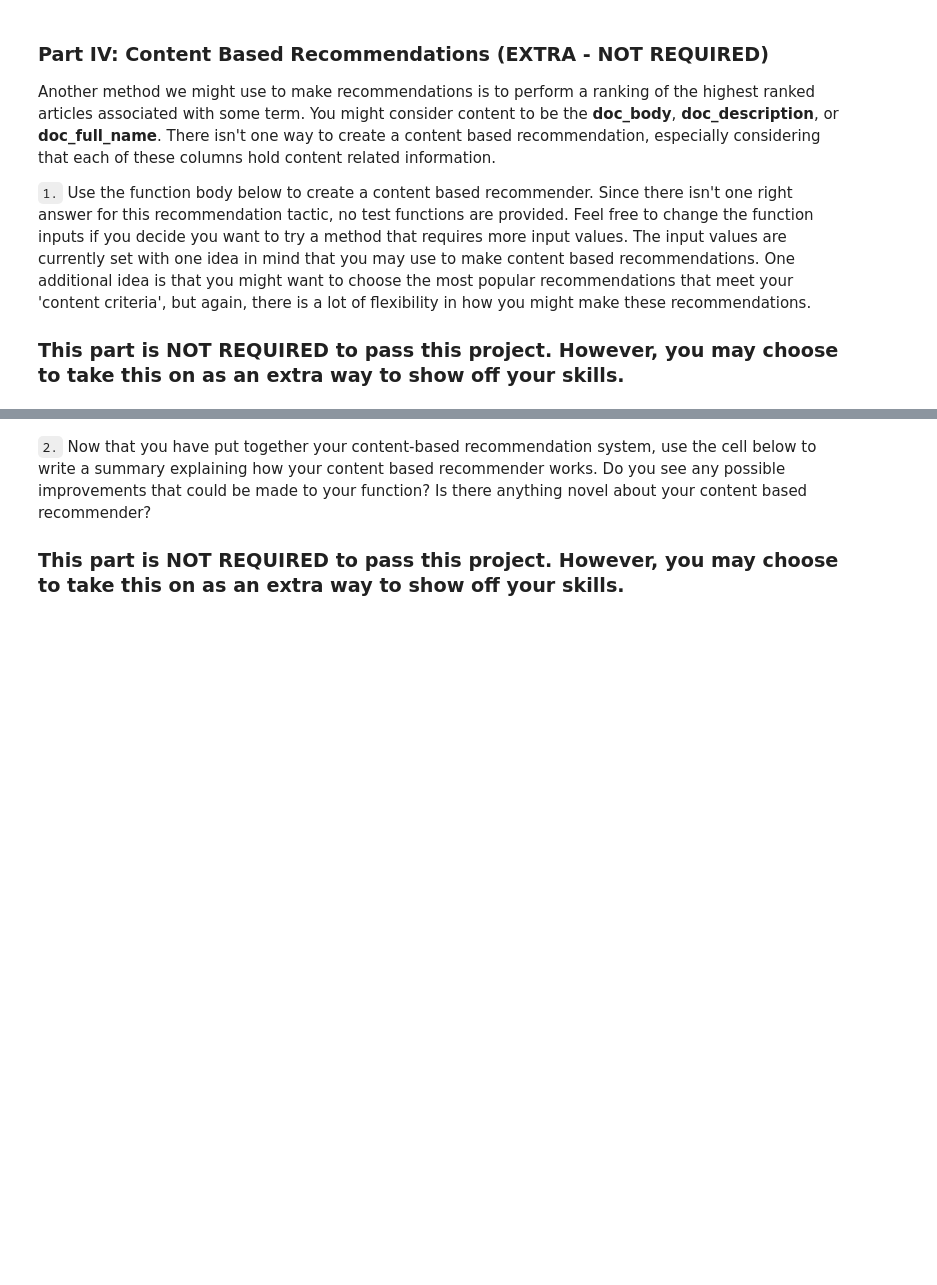
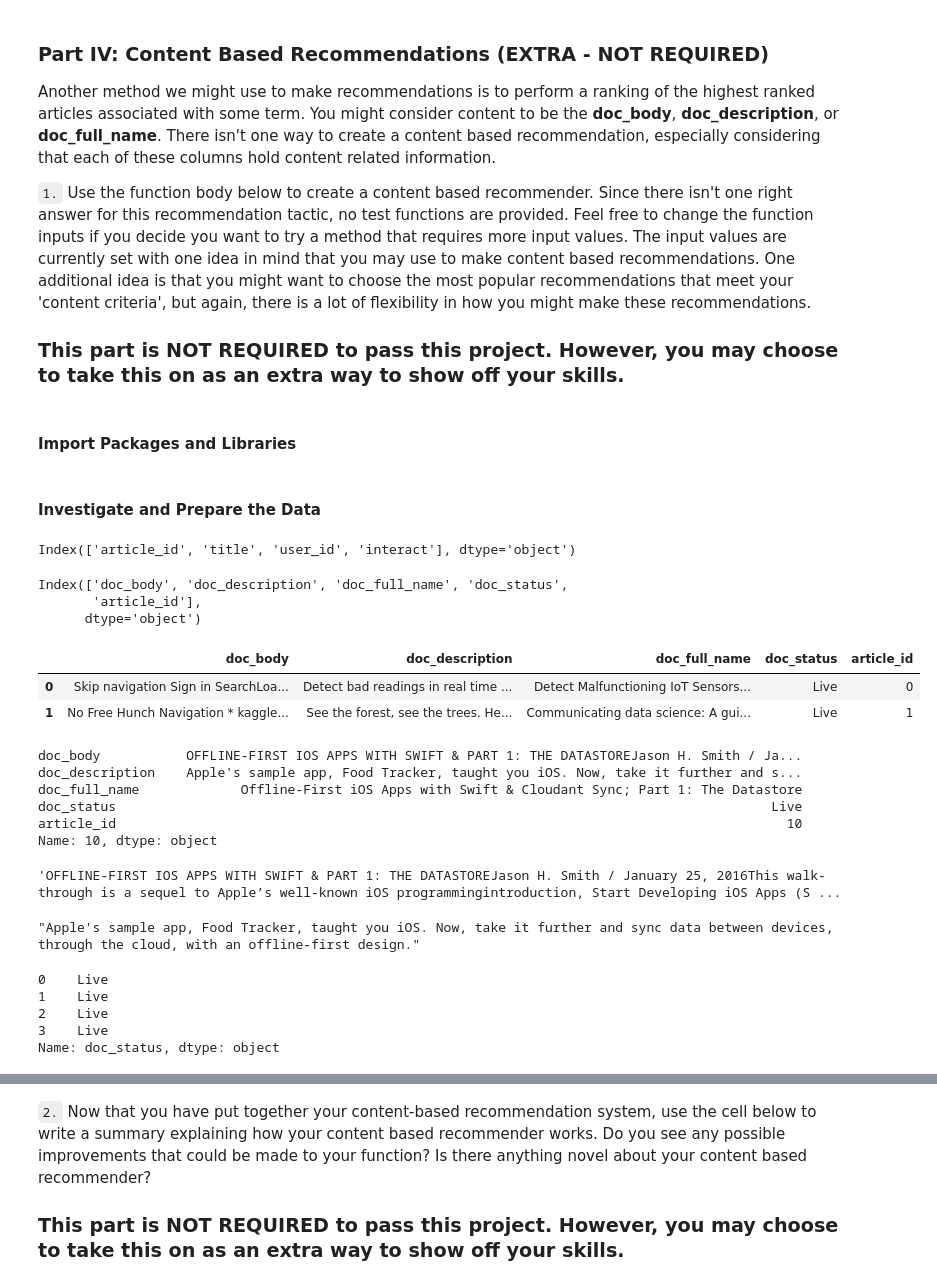
Before and after one commit to SolanaO/Recommendation_Systems, a Jupyter notebook: Recommendations_with_IBM.ipynb, the cells around one changed output, grey strips where cells are left out. Saved outputs shown, nothing was run; the diff lists cells and outputs as text; code cells hidden in the pictures; blank space fills up the shorter version.

Commit message:
Add content recommendations.

```diff
--- a/Recommendations_with_IBM.ipynb
+++ b/Recommendations_with_IBM.ipynb
@@ -907,0 +886,2 @@ def make_content_recs():
+# %% [markdown]
+#### Import Packages and Libraries
@@ -907,0 +903,50 @@ def make_content_recs():
+# %% [markdown]
+#### Investigate and Prepare the Data
+# %%
+# take a look at the data
+df.columns
+# %% [output]
+Index(['article_id', 'title', 'user_id', 'interact'], dtype='object')
+# %%
+# take a look at the data
+df_content.columns
+# %% [output]
+Index(['doc_body', 'doc_description', 'doc_full_name', 'doc_status',
+       'article_id'],
+      dtype='object')
+# %%
+# take a closer look at the data
+df_content.head(2)
+# %% [output]
+|  | doc_body | doc_description | doc_full_name | doc_status | article_id |
+| 0 | Skip navigation Sign in SearchLoa... | Detect bad readings in real time ... | Detect Malfunctioning IoT Sensors... | Live | 0 |
+| 1 | No Free Hunch Navigation * kaggle... | See the forest, see the trees. He... | Communicating data science: A gui... | Live | 1 |
+# %%
+# investigate a particular data point
+df_content.iloc[10]
+# %% [output]
+doc_body           OFFLINE-FIRST IOS APPS WITH SWIFT & PART 1: THE DATASTOREJason H. Smith / Ja...
+doc_description    Apple's sample app, Food Tracker, taught you iOS. Now, take it further and s...
+doc_full_name             Offline-First iOS Apps with Swift & Cloudant Sync; Part 1: The Datastore
+doc_status                                                                                    Live
+article_id                                                                                      10
+Name: 10, dtype: object
+# %%
+# printout the full article
+df_content.iloc[10].doc_body
+# %% [output]
+'OFFLINE-FIRST IOS APPS WITH SWIFT & PART 1: THE DATASTOREJason H. Smith / January 25, 2016This walk-through is a sequel to Apple’s well-known iOS programmingintroduction, Start Developing iOS Apps (S ...
+# %%
+# take a look at the document description
+df_content.iloc[10].doc_description
+# %% [output]
+"Apple's sample app, Food Tracker, taught you iOS. Now, take it further and sync data between devices, through the cloud, with an offline-first design."
+# %%
+# what is document status
+df_content.iloc[:4].doc_status
+# %% [output]
+0    Live
+1    Live
+2    Live
+3    Live
+Name: doc_status, dtype: object
```
Also changed, not shown: parts of 34 cells of this notebook.
